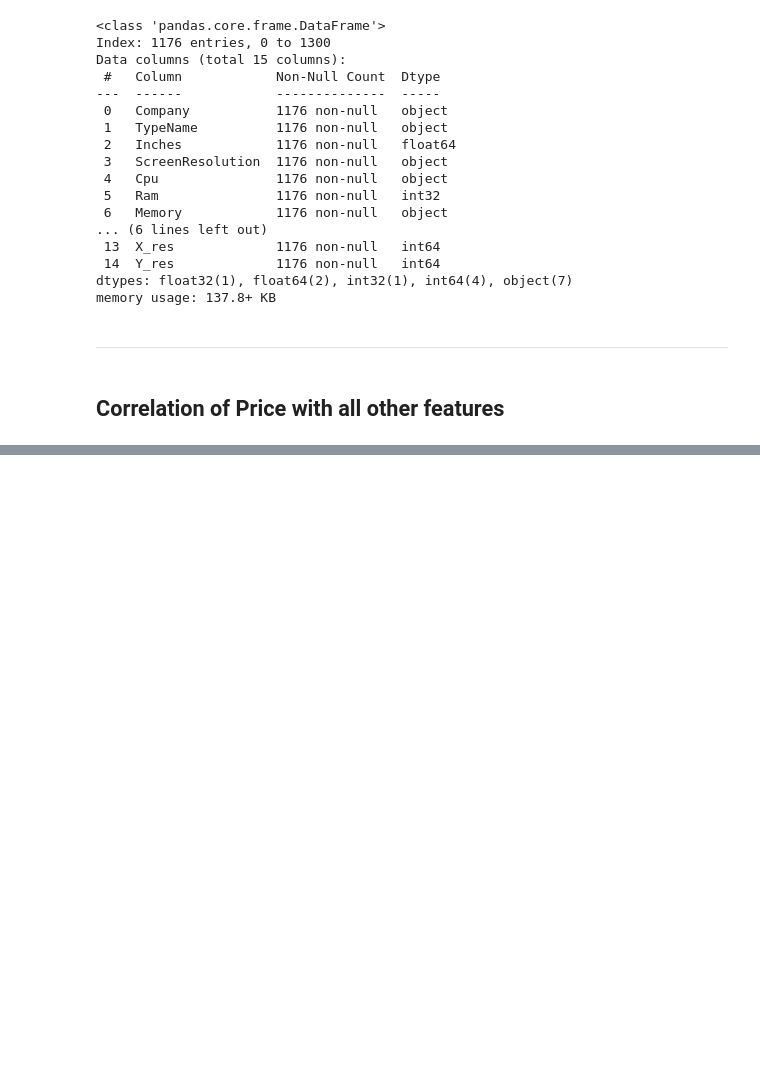
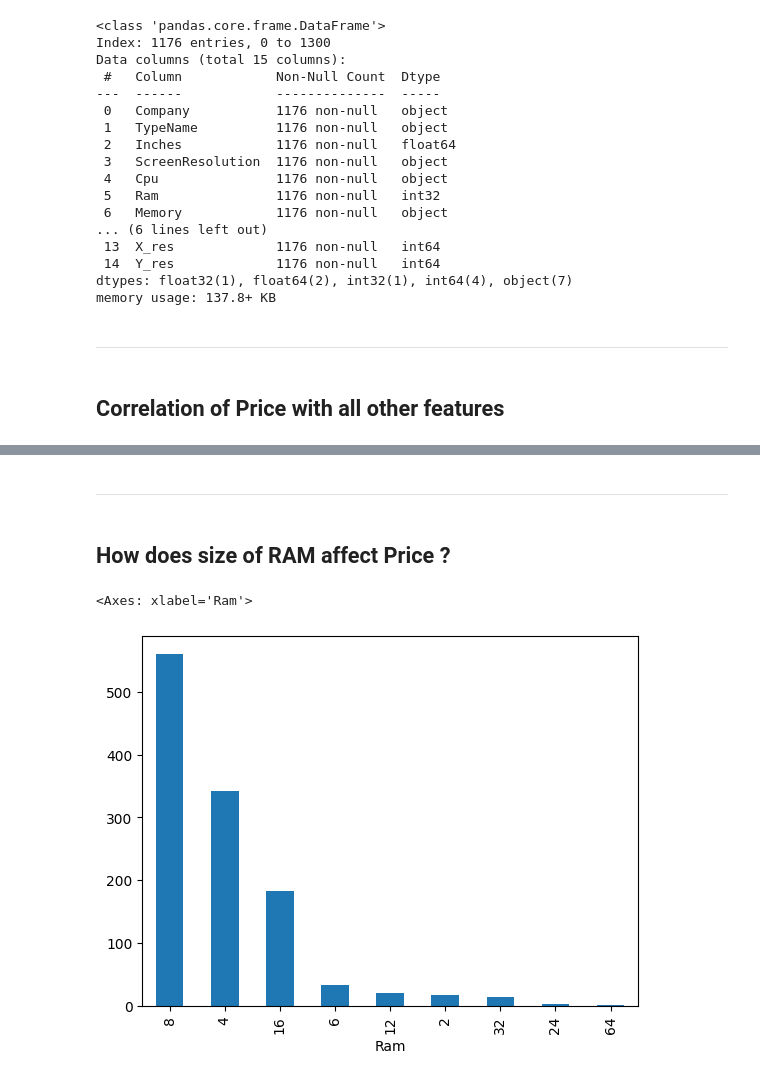
Before and after one commit to devrahulbanjara/AI-Enabler-Program, a Jupyter notebook: ai_enabler_program.ipynb, the cells around one changed output, grey strips where cells are left out. Drawn from its saved outputs; the diff is of its cells as text; code cells hidden in the pictures; blank space fills up the shorter version.

```diff
--- a/ai_enabler_program.ipynb
+++ b/ai_enabler_program.ipynb
@@ -575,0 +647,2 @@ df['ppi'] = (((df['X_res']**2) + (df['Y_res']**2))**0.5/df['Inches']).astype('fl
+# %%
+df.drop(columns=['Cpu','Cpu Name'],inplace=True)
@@ -575,0 +658,9 @@ df['ppi'] = (((df['X_res']**2) + (df['Y_res']**2))**0.5/df['Inches']).astype('fl
+# %% [markdown]
+---
+# %% [markdown]
+## How does size of RAM affect Price ?
+# %%
+df['Ram'].value_counts().plot(kind='bar')
+# %% [output]
+<Axes: xlabel='Ram'>
+[figure, added]
```
Also changed, not shown: parts of 83 cells of this notebook.
